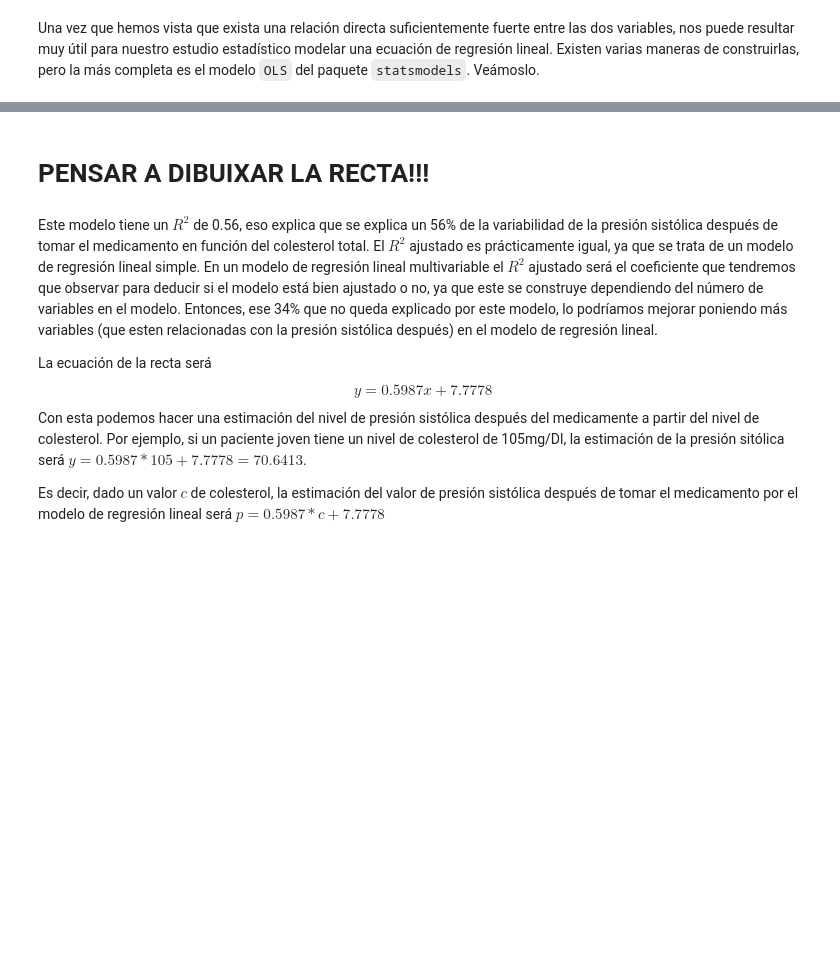
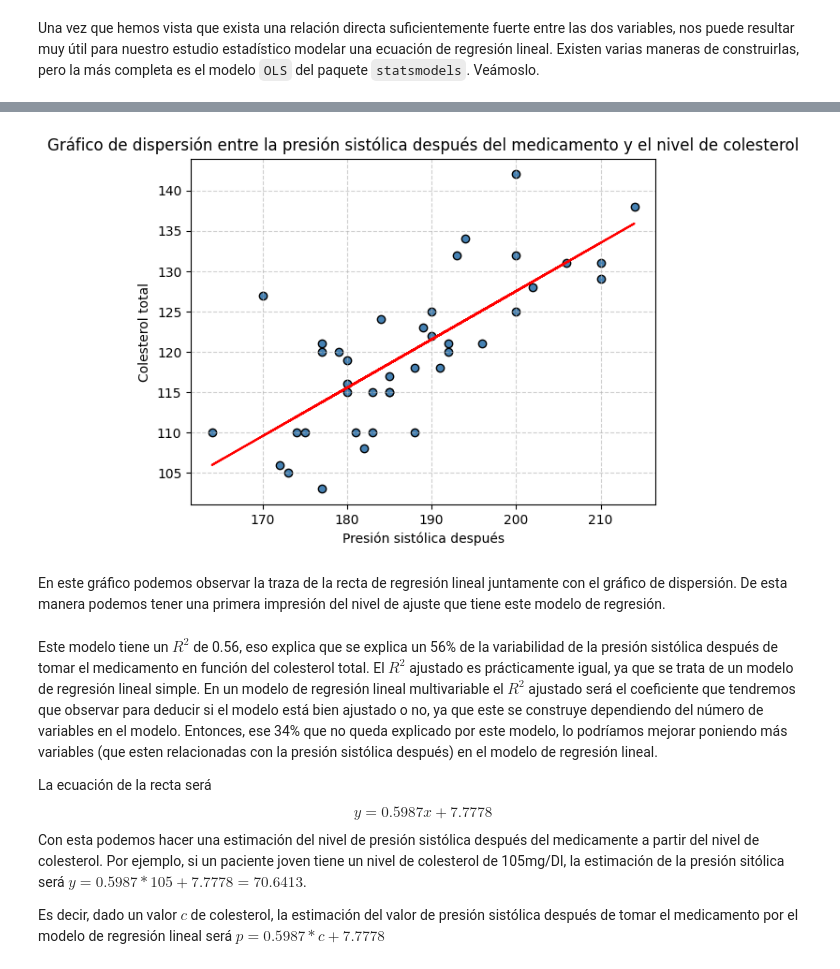
Before and after one commit to mikiaguilo/Entrega, a Jupyter notebook: Entrega.ipynb, the cells around one changed output, grey strips where cells are left out. Drawn from its saved outputs; the diff is of its cells as text; code cells hidden in the pictures; blank space fills up the shorter version.

```diff
--- a/Entrega.ipynb
+++ b/Entrega.ipynb
@@ -251,8 +251,19 @@ Notes:
 [1] Standard Errors assume that the covariance matrix of the errors is correctly specified.
 [2] The condition number is large, 3.06e+03. This might indicate that there are
 strong multicollinearity or other numerical problems.
-# %% [markdown]
-# PENSAR A DIBUIXAR LA RECTA!!!
+# %%
+Y_pred = modelo.predict(X)
+plt.scatter(grupo_1['Colesterol total'],grupo_1['Presión sistólica después'], color='steelblue', edgecolor='black')
+plt.plot(grupo_1['Colesterol total'], Y_pred, color="red", label="Recta de regresión")
+plt.title('Gráfico de dispersión entre la presión sistólica después del medicamento y el nivel de colesterol')
+plt.xlabel('Presión sistólica después')
+plt.ylabel('Colesterol total')
+plt.grid(True, linestyle='--', alpha=0.6)
+plt.show()
+# %% [output]
+[figure, added]
+# %% [markdown]
+En este gráfico podemos observar la traza de la recta de regresión lineal juntamente con el gráfico de dispersión. De esta manera podemos tener una primera impresión del nivel de ajuste que tiene este modelo de regresión.
 # %% [markdown]
 Este modelo tiene un $R^2$ de 0.56, eso explica que se explica un 56% de la variabilidad de la presión sistólica después de tomar el medicamento en función del colesterol total. El $R^2$ ajustado es prácticamente igual, ya que se trata de un modelo de regresión lineal simple. En un modelo de regresión lineal multivariable el $R^2$ ajustado será el coeficiente que tendremos que observar para deducir si el modelo está bien ajustado o no, ya que este se construye dependiendo del número de variables en el modelo. Entonces, ese 34% que no queda explicado por este modelo, lo podríamos mejorar poniendo más variables (que esten relacionadas con la presión sistólica después) en el modelo de regresión lineal.
 
```
Also changed, not shown: parts of 5 cells of this notebook.
